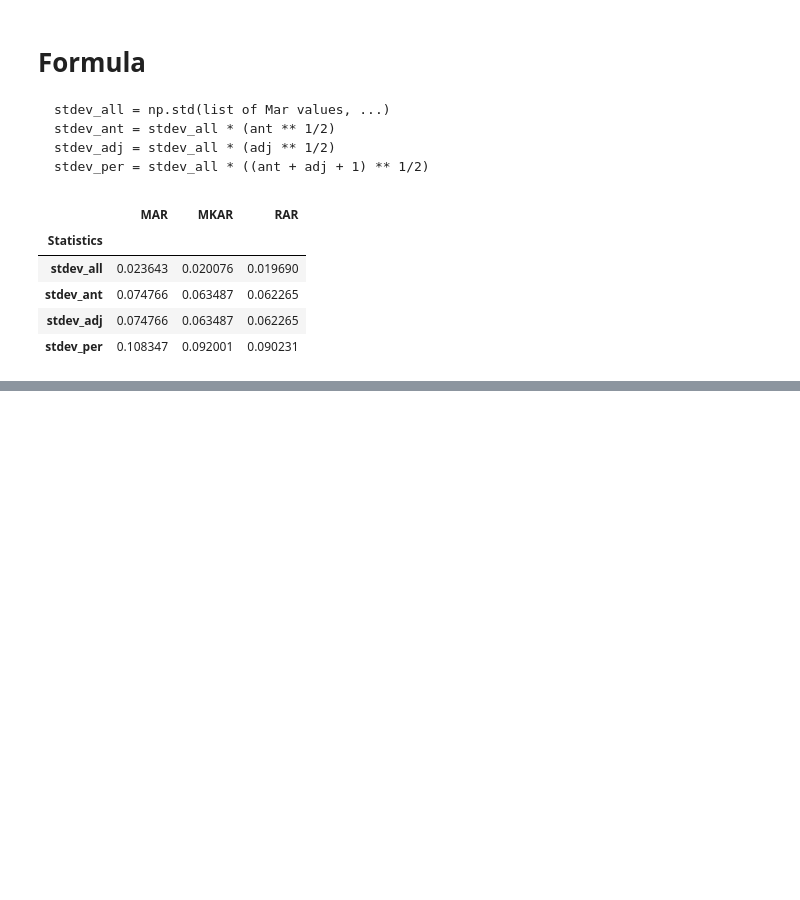
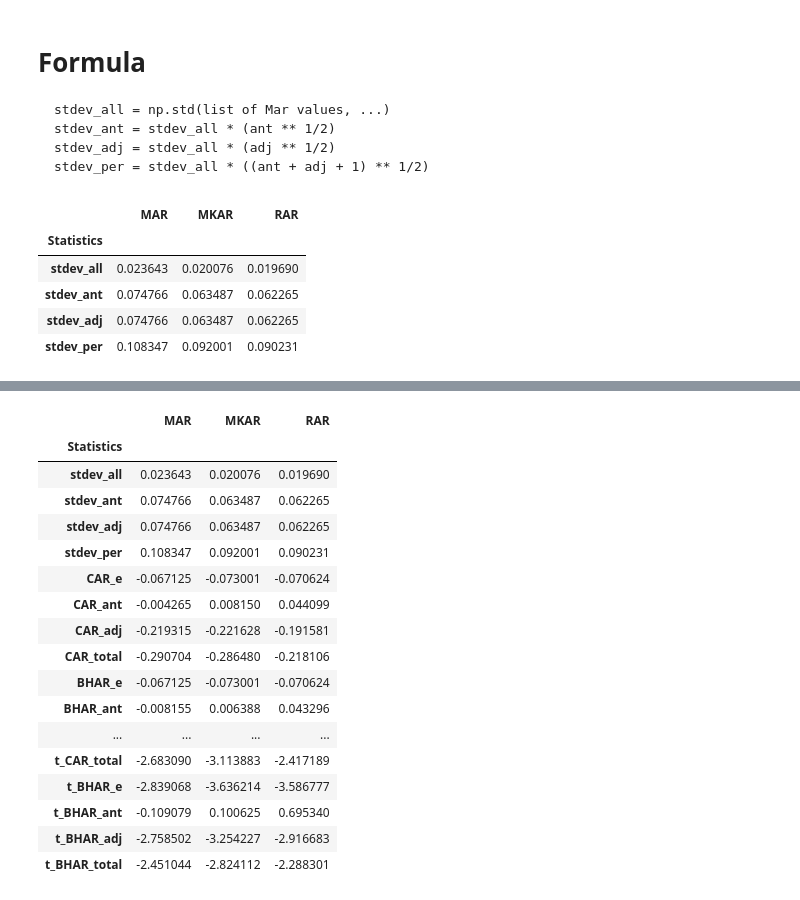
Before and after one commit to houshyar1986/Final-Project-Python-, a Jupyter notebook: Final Project-1.ipynb, the cells around one changed output, grey strips where cells are left out. Drawn from its saved outputs; the diff is of its cells as text; code cells hidden in the pictures; blank space fills up the shorter version.

Commit message:
CAR-BHAR

```diff
--- a/Final Project-1.ipynb
+++ b/Final Project-1.ipynb
@@ -217,0 +233,10 @@ results
+# %%
+results.loc['CAR_e'] = returns.loc[returns['Date'] == date_e, 'MAR' : 'RAR'].values.tolist()[0]
+results.loc['CAR_ant'] = returns.iloc[window : window + ant, 5 : 8].sum(axis = 0)
+results.loc['CAR_adj'] = returns.iloc[window + ant + 1 : window + ant + adj, 5 : 8].sum(axis = 0)
+results.loc['CAR_total'] = returns.iloc[window : window + ant + adj, 5 : 8].sum(axis = 0)
+results.loc['BHAR_e'] = returns.iloc[window + ant, 5 : 8]
+results.loc['BHAR_ant'] = (np.prod((returns.iloc[window : window + ant, 5 : 8] + 1).to_numpy(), axis = 0) - 1)
+results.loc['BHAR_adj'] = (np.prod((returns.iloc[window + ant + 1 : window + ant + adj, 5 : 8] + 1).to_numpy(), axis = 0) - 1)
+results.loc['BHAR_total'] = (np.prod((returns.iloc[window : window + ant + adj, 5 : 8] + 1).to_numpy(), axis = 0) - 1)
+results
@@ -217,0 +269,30 @@ results
+# %%
+results.loc['t_CAR_e'] = results.loc['CAR_e'] / results.loc['stdev_all']
+results.loc['t_CAR_ant'] = results.loc['CAR_ant'] / results.loc['stdev_ant']
+results.loc['t_CAR_adj'] = results.loc['CAR_adj'] / results.loc['stdev_adj']
+results.loc['t_CAR_total'] = results.loc['CAR_total'] / results.loc['stdev_per']
+results.loc['t_BHAR_e'] = results.loc['BHAR_e'] / results.loc['stdev_all']
+results.loc['t_BHAR_ant'] = results.loc['BHAR_ant'] / results.loc['stdev_ant']
+results.loc['t_BHAR_adj'] = results.loc['BHAR_adj'] / results.loc['stdev_adj']
+results.loc['t_BHAR_total'] = results.loc['BHAR_total'] / results.loc['stdev_per']
+# %%
+results
+# %% [output]
+|  | MAR | MKAR | RAR |
+| Statistics |  |  |  |
+| stdev_all | 0.023643 | 0.020076 | 0.019690 |
+| stdev_ant | 0.074766 | 0.063487 | 0.062265 |
+| stdev_adj | 0.074766 | 0.063487 | 0.062265 |
+| stdev_per | 0.108347 | 0.092001 | 0.090231 |
+| CAR_e | -0.067125 | -0.073001 | -0.070624 |
+| CAR_ant | -0.004265 | 0.008150 | 0.044099 |
+| CAR_adj | -0.219315 | -0.221628 | -0.191581 |
+| CAR_total | -0.290704 | -0.286480 | -0.218106 |
+| BHAR_e | -0.067125 | -0.073001 | -0.070624 |
+| BHAR_ant | -0.008155 | 0.006388 | 0.043296 |
+| ... | ... | ... | ... |
+| t_CAR_total | -2.683090 | -3.113883 | -2.417189 |
+| t_BHAR_e | -2.839068 | -3.636214 | -3.586777 |
+| t_BHAR_ant | -0.109079 | 0.100625 | 0.695340 |
+| t_BHAR_adj | -2.758502 | -3.254227 | -2.916683 |
+| t_BHAR_total | -2.451044 | -2.824112 | -2.288301 |
```
Also changed, not shown: parts of 6 cells of this notebook.
